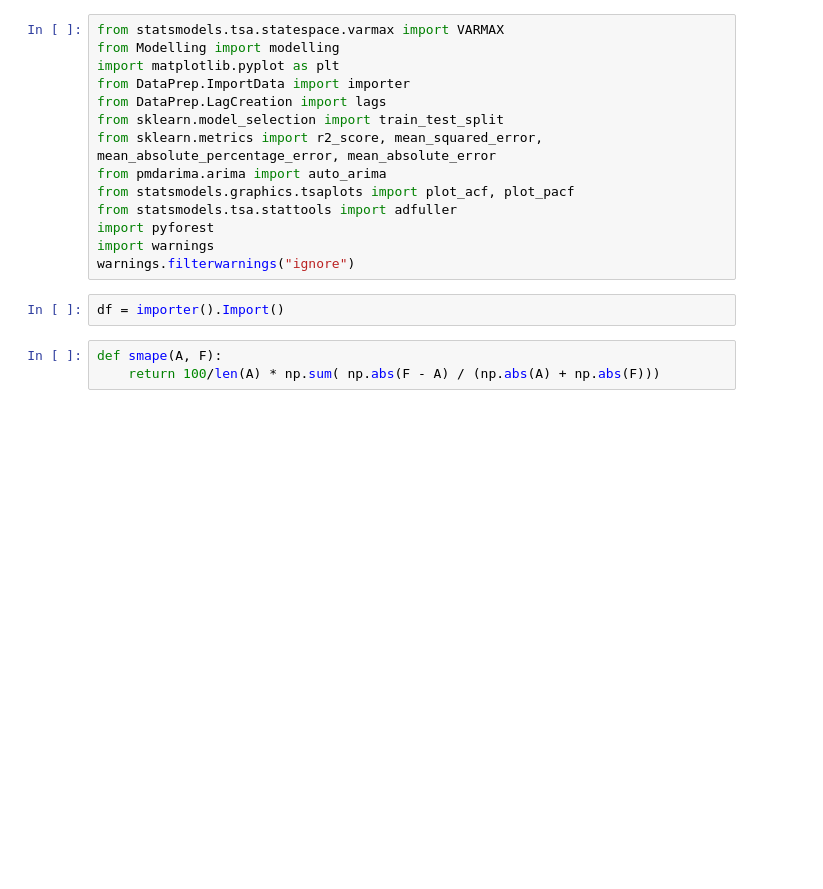
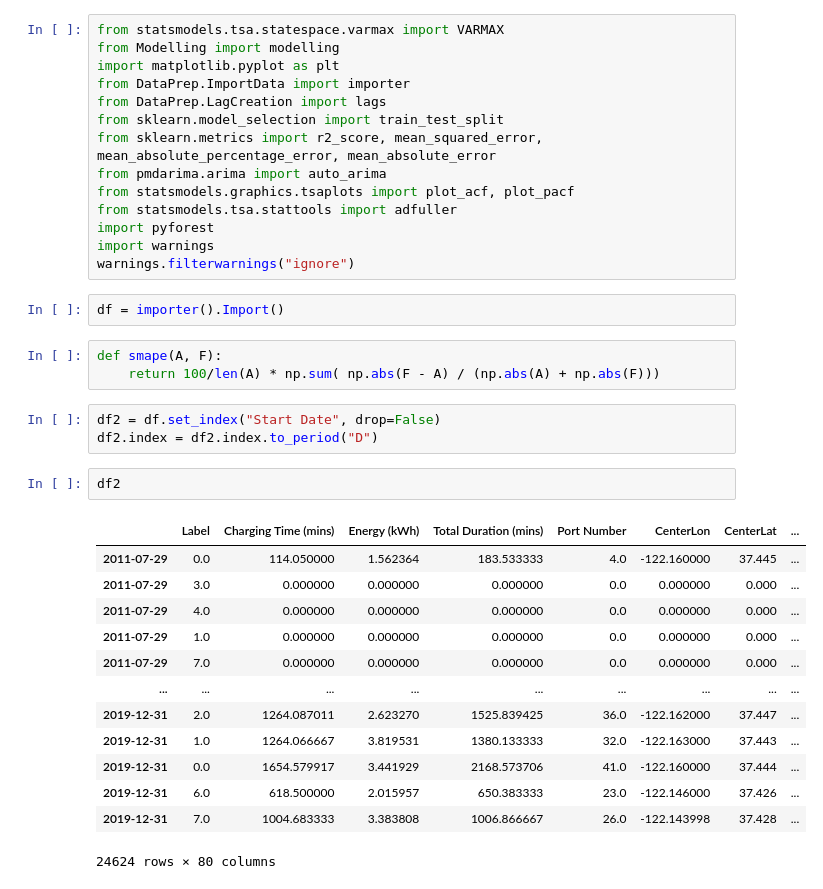
Before and after one commit to Jungar111/Bachelor2021, a Jupyter notebook: Modelling/Varmax.ipynb, the cells around one changed output. Cells and saved outputs as stored; diff of their text form; blank space fills up the shorter version.

```diff
--- a/Modelling/Varmax.ipynb
+++ b/Modelling/Varmax.ipynb
@@ -23,3 +23,22 @@ df = importer().Import()
 # %%
 def smape(A, F):
     return 100/len(A) * np.sum( np.abs(F - A) / (np.abs(A) + np.abs(F)))
+# %%
+df2 = df.set_index("Start Date", drop=False)
+df2.index = df2.index.to_period("D")
+# %%
+df2
+# %% [output]
+|  | Label | Charging Time (mins) | Energy (kWh) | Total Duration (mins) | Port Number | CenterLon | CenterLat | ... |
+| 2011-07-29 | 0.0 | 114.050000 | 1.562364 | 183.533333 | 4.0 | -122.160000 | 37.445 | ... |
+| 2011-07-29 | 3.0 | 0.000000 | 0.000000 | 0.000000 | 0.0 | 0.000000 | 0.000 | ... |
+| 2011-07-29 | 4.0 | 0.000000 | 0.000000 | 0.000000 | 0.0 | 0.000000 | 0.000 | ... |
+| 2011-07-29 | 1.0 | 0.000000 | 0.000000 | 0.000000 | 0.0 | 0.000000 | 0.000 | ... |
+| 2011-07-29 | 7.0 | 0.000000 | 0.000000 | 0.000000 | 0.0 | 0.000000 | 0.000 | ... |
+| ... | ... | ... | ... | ... | ... | ... | ... | ... |
+| 2019-12-31 | 2.0 | 1264.087011 | 2.623270 | 1525.839425 | 36.0 | -122.162000 | 37.447 | ... |
+| 2019-12-31 | 1.0 | 1264.066667 | 3.819531 | 1380.133333 | 32.0 | -122.163000 | 37.443 | ... |
+| 2019-12-31 | 0.0 | 1654.579917 | 3.441929 | 2168.573706 | 41.0 | -122.160000 | 37.444 | ... |
+| 2019-12-31 | 6.0 | 618.500000 | 2.015957 | 650.383333 | 23.0 | -122.146000 | 37.426 | ... |
+| 2019-12-31 | 7.0 | 1004.683333 | 3.383808 | 1006.866667 | 26.0 | -122.143998 | 37.428 | ... |
+24624 rows × 80 columns
```
Also changed, not shown: parts of 20 cells of this notebook.
